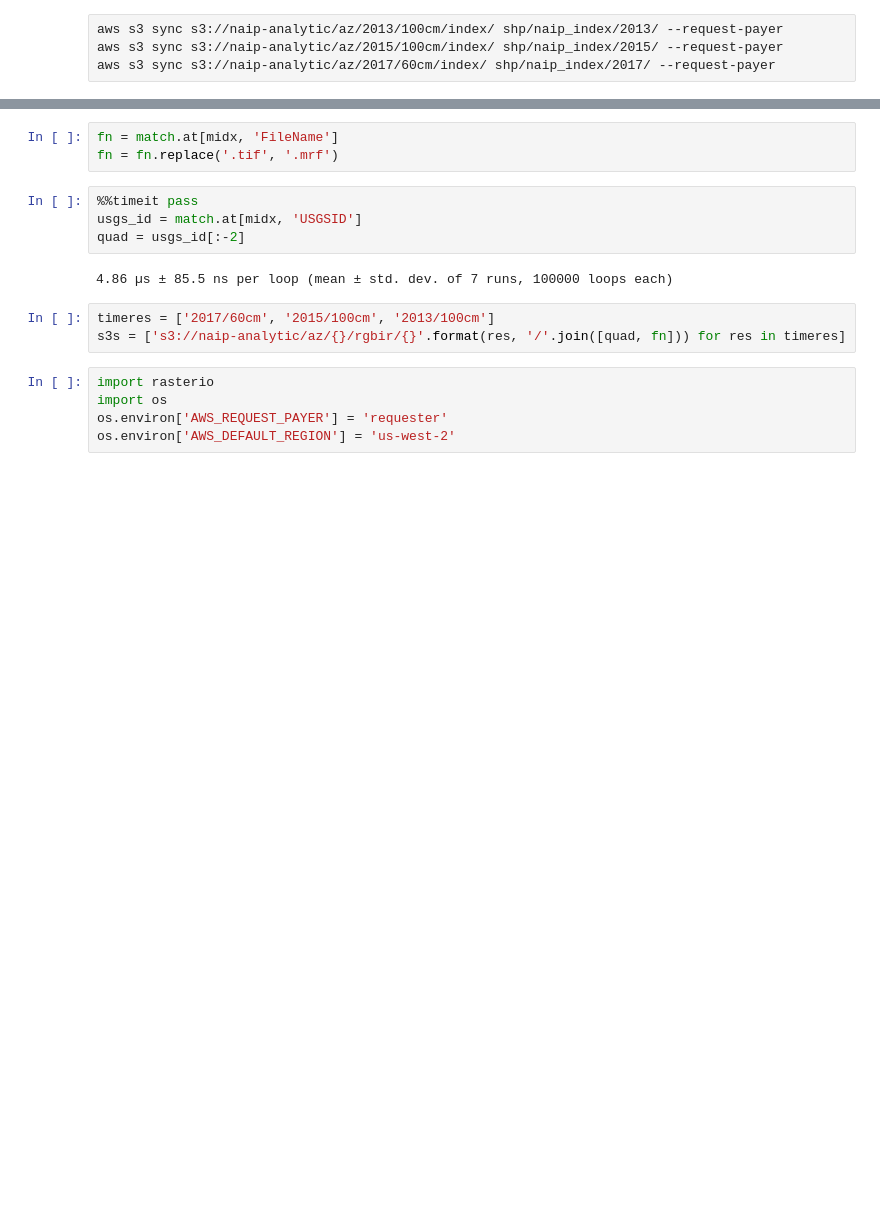
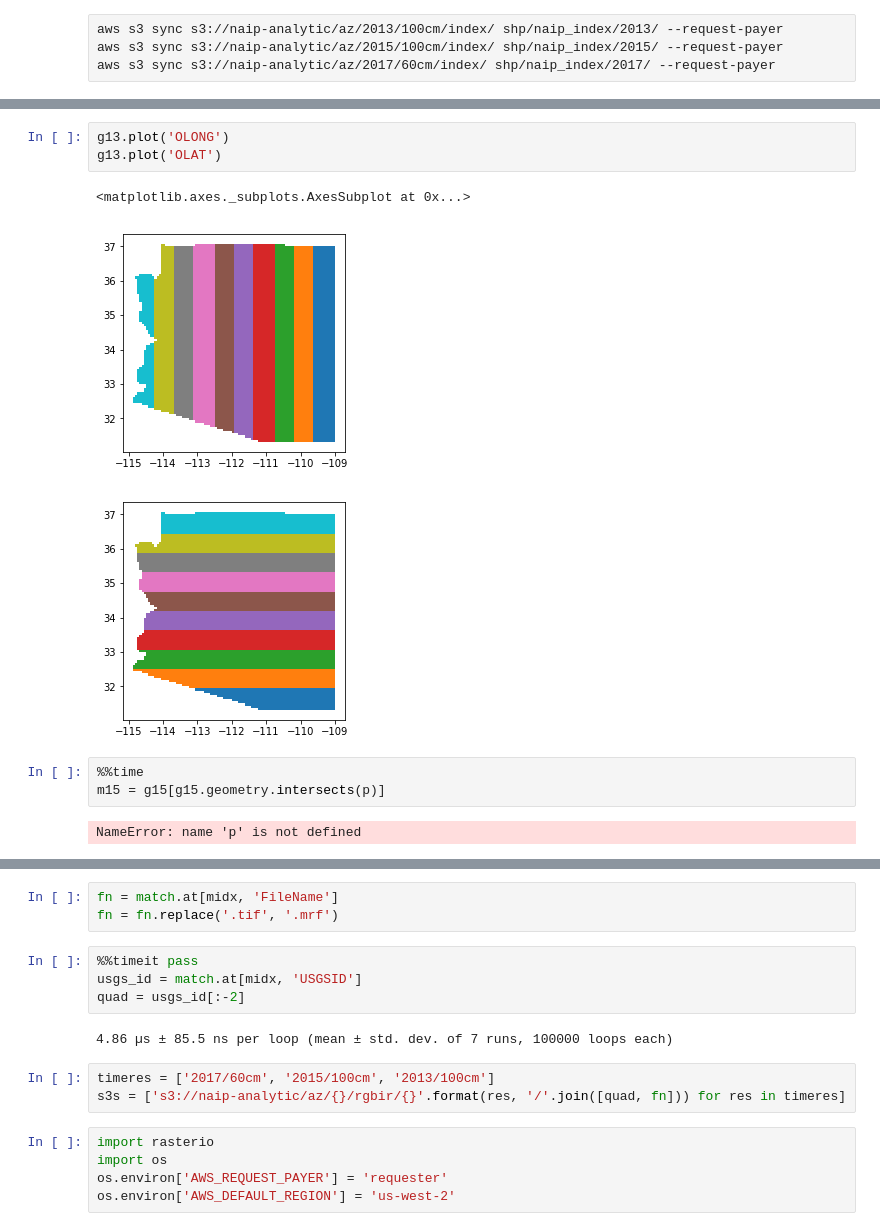
Before and after one commit to tjslezak/remote-sensing-roundtable, a Jupyter notebook: az_naip_index.ipynb, the cells around one changed output, grey strips where cells are left out. Cells and saved outputs as stored; diff of their text form; blank space fills up the shorter version.

```diff
--- a/az_naip_index.ipynb
+++ b/az_naip_index.ipynb
@@ -55,0 +152,12 @@ Wall time: 48.1 ms
+# %%
+g13.plot('OLONG')
+g13.plot('OLAT')
+# %% [output]
+<matplotlib.axes._subplots.AxesSubplot at 0x...>
+[figure, added]
+[figure, added]
+# %%
+%%time
+m15 = g15[g15.geometry.intersects(p)]
+# %% [output]
+NameError: name 'p' is not defined
```
Also changed, not shown: parts of 41 cells of this notebook.
